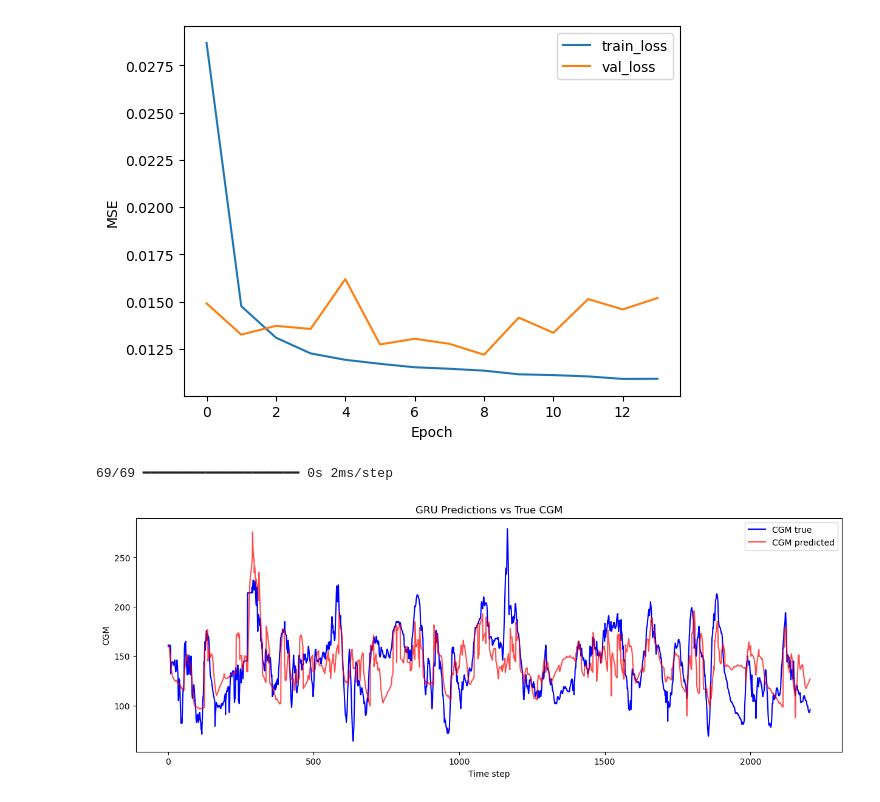
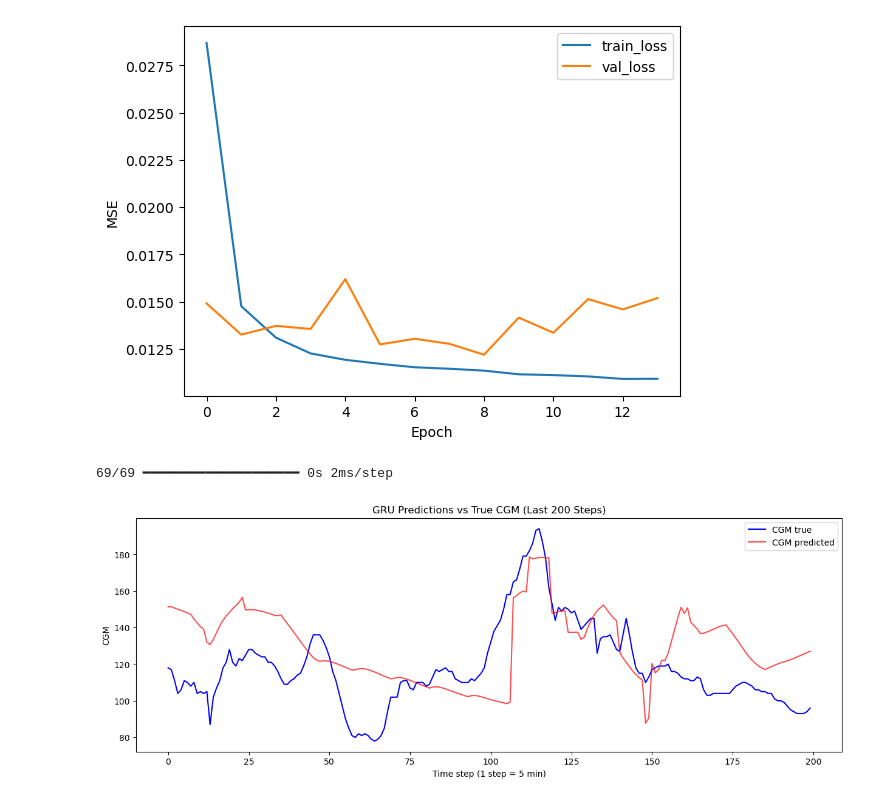
Before and after one commit to kindbyte/Glucose_Forecasting_and_Insulin_Dynamics_Analysis_Type-1_Diabetes, a Jupyter notebook: AZT1D_Insulin_Prediction.ipynb, the cells around one changed output. Drawn from its saved outputs; the diff is of its cells as text; code cells hidden in the pictures.

```diff
--- a/AZT1D_Insulin_Prediction.ipynb
+++ b/AZT1D_Insulin_Prediction.ipynb
@@ -201,20 +201,27 @@ Model: "sequential_4"
 # %%
 
 y_pred_scaled = model.predict(X_val)
 
 y_pred = scaler_y.inverse_transform(y_pred_scaled)
 y_true = scaler_y.inverse_transform(y_val)
 
 import matplotlib.pyplot as plt
+import numpy as np
+
+n_steps = 200
+y_true_last = y_true[-n_steps:]
+y_pred_last = y_pred[-n_steps:]
+
+time_step = np.arange(n_steps)
 
 plt.figure(figsize=(15,5))
-plt.plot(y_true, label='CGM true', color='blue')
-plt.plot(y_pred, label='CGM predicted', color='red', alpha=0.7)
-plt.xlabel('Time step')
+plt.plot(time_step, y_true_last, label='CGM true', color='blue')
+plt.plot(time_step, y_pred_last, label='CGM predicted', color='red', alpha=0.7)
+plt.xlabel('Time step (1 step = 5 min)')
 plt.ylabel('CGM')
-plt.title('GRU Predictions vs True CGM')
+plt.title('GRU Predictions vs True CGM (Last 200 Steps)')
 plt.legend()
 plt.show()
 # %% [output]
 69/69 ━━━━━━━━━━━━━━━━━━━━ 0s 2ms/step
-[figure, old version]
+[figure, new version]
```
Also changed, not shown: parts of 1 cell of this notebook.
